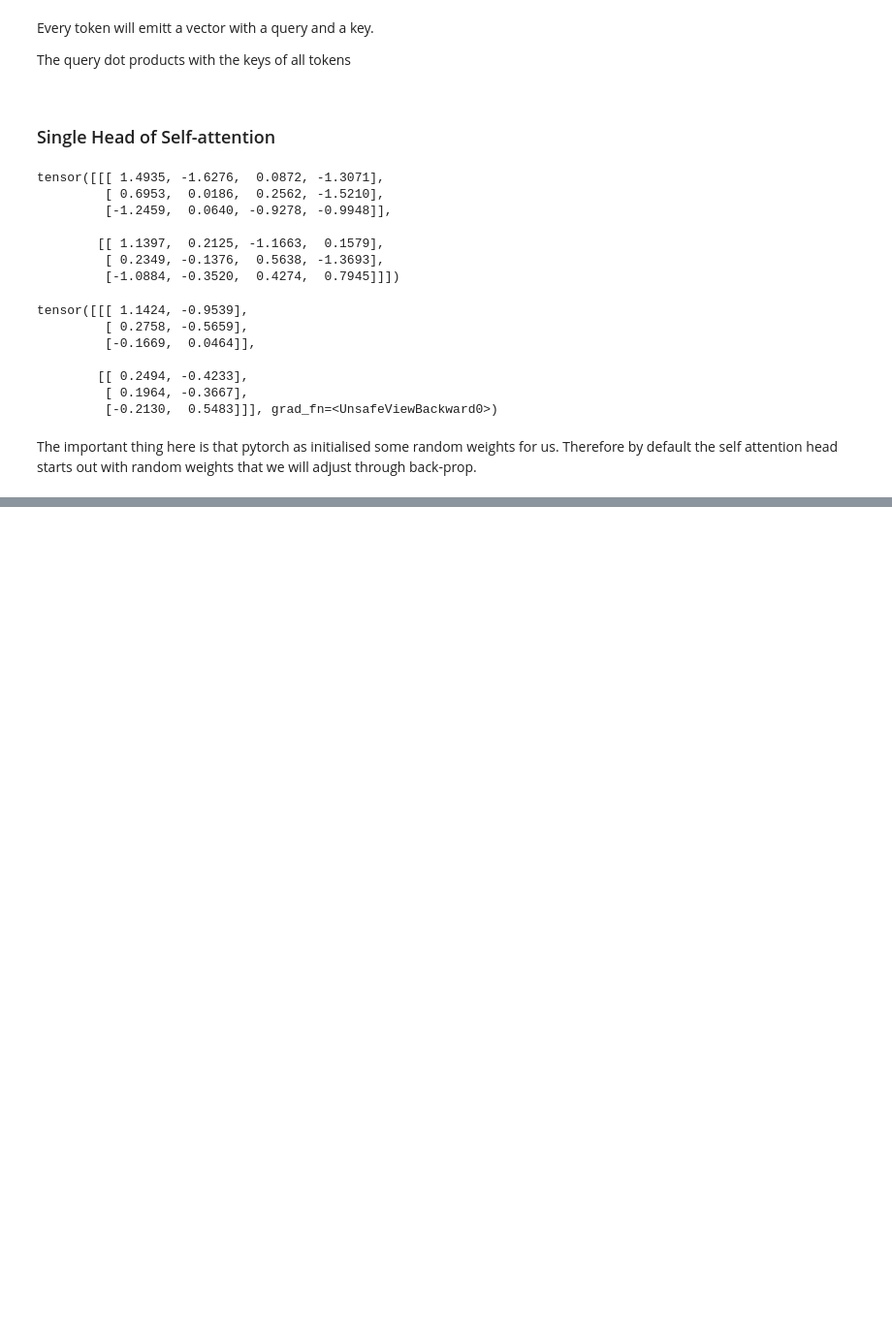
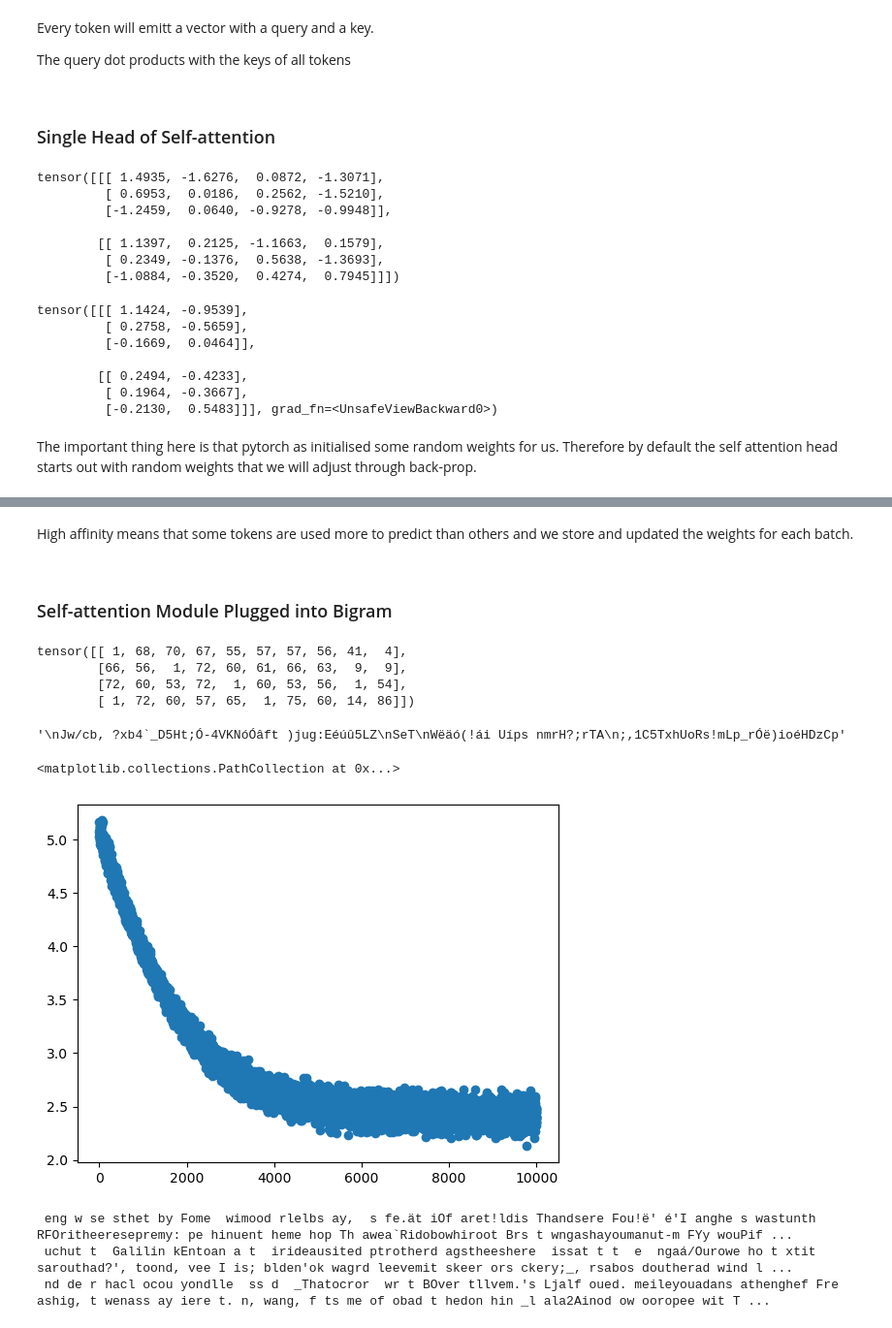
Before and after one commit to james-a-watson/mini-tolkien, a Jupyter notebook: self_attention.ipynb, the cells around one changed output, grey strips where cells are left out. Shown at 97% size. Drawn from its saved outputs; the diff is of its cells as text; code cells hidden in the pictures; blank space fills up the shorter version.

```diff
--- a/self_attention.ipynb
+++ b/self_attention.ipynb
@@ -152,0 +184,6 @@ The important thing here is that pytorch as initialised some random weights for
+# %% [markdown]
+High affinity means that some tokens are used more to predict than others and we store and updated the weights for each batch.
+
+<br>
+
+### Self-attention Module Plugged into Bigram
@@ -152,0 +241,58 @@ The important thing here is that pytorch as initialised some random weights for
+# %%
+torch.manual_seed(3791) # Set manual seed for repeatability. There Rings for the Elven-kings... and so on.
+
+batch_size = 4 # Number independant sequences of tokens we will process in parrallel
+block_size = 8 # Maximum context length for predictions
+
+def get_batch(data):
+    ix = torch.randint(len(data) - block_size, (batch_size,))
+    x = torch.stack([data[i:i+block_size] for i in ix])
+    y = torch.stack([data[i+1:i+block_size+1] for i in ix])
+    return x, y,
+
+xb, yb = get_batch(train_data)
+
+m = BigramLanguageModel(len(chars))
+m.generate(xb, 2)
+# %% [output]
+tensor([[ 1, 68, 70, 67, 55, 57, 57, 56, 41,  4],
+        [66, 56,  1, 72, 60, 61, 66, 63,  9,  9],
+        [72, 60, 53, 72,  1, 60, 53, 56,  1, 54],
+        [ 1, 72, 60, 57, 65,  1, 75, 60, 14, 86]])
+# %%
+idx_init = torch.zeros((1, 1), dtype=torch.long)
+decode(m.generate(idx_init, max_new_tokens=100)[0].tolist())
+# %% [output]
+'\nJw/cb, ?xb4`_D5Ht;Ó-4VKNóÓâft )jug:Eéúû5LZ\nSeT\nWëäó(!ái Uíps nmrH?;rTA\n;,1C5TxhUoRs!mLp_rÓë)ioéHDzCp'
+# %%
+batch_size = 32
+number_of_steps = 10000
+losses = []
+optimizer = torch.optim.AdamW(m.parameters(), lr=1e-3)
+
+for steps in range(number_of_steps):
+    xb, yb = get_batch(train_data)
+
+    logits, loss = m(xb, yb)
+    optimizer.zero_grad(set_to_none=True)
+    loss.backward()
+    optimizer.step()
+
+    losses.append(loss.item())
+
+from matplotlib import pyplot as plt
+
+plt.scatter(range(0, 10000), losses)
+# %% [output]
+<matplotlib.collections.PathCollection at 0x...>
+[figure, added]
+# %%
+def generate_text(model, text_length):
+    idx_init = torch.zeros((1, 1), dtype=torch.long)
+    return decode(model.generate(idx_init, max_new_tokens=text_length)[0].tolist())
+
+print(generate_text(m, 1000))
+# %% [output]
+ eng w se sthet by Fome  wimood rlelbs ay,  s fe.ät iOf aret!ldis Thandsere Fou!ë' é'I anghe s wastunth RFOritheeresepremy: pe hinuent heme hop Th awea`Ridobowhiroot Brs t wngashayoumanut-m FYy wouPif ...
+ uchut t  Galilin kEntoan a t  irideausited ptrotherd agstheeshere  issat t t  e  ngaá/Ourowe ho t xtit sarouthad?', toond, vee I is; blden'ok wagrd leevemit skeer ors ckery;_, rsabos doutherad wind l ...
+ nd de r hacl ocou yondlle  ss d  _Thatocror  wr t BOver tllvem.'s Ljalf oued. meileyouadans athenghef Fre ashig, t wenass ay iere t. n, wang, f ts me of obad t hedon hin _l ala2Ainod ow ooropee wit T ...
```
Also changed, not shown: parts of 5 cells of this notebook.
